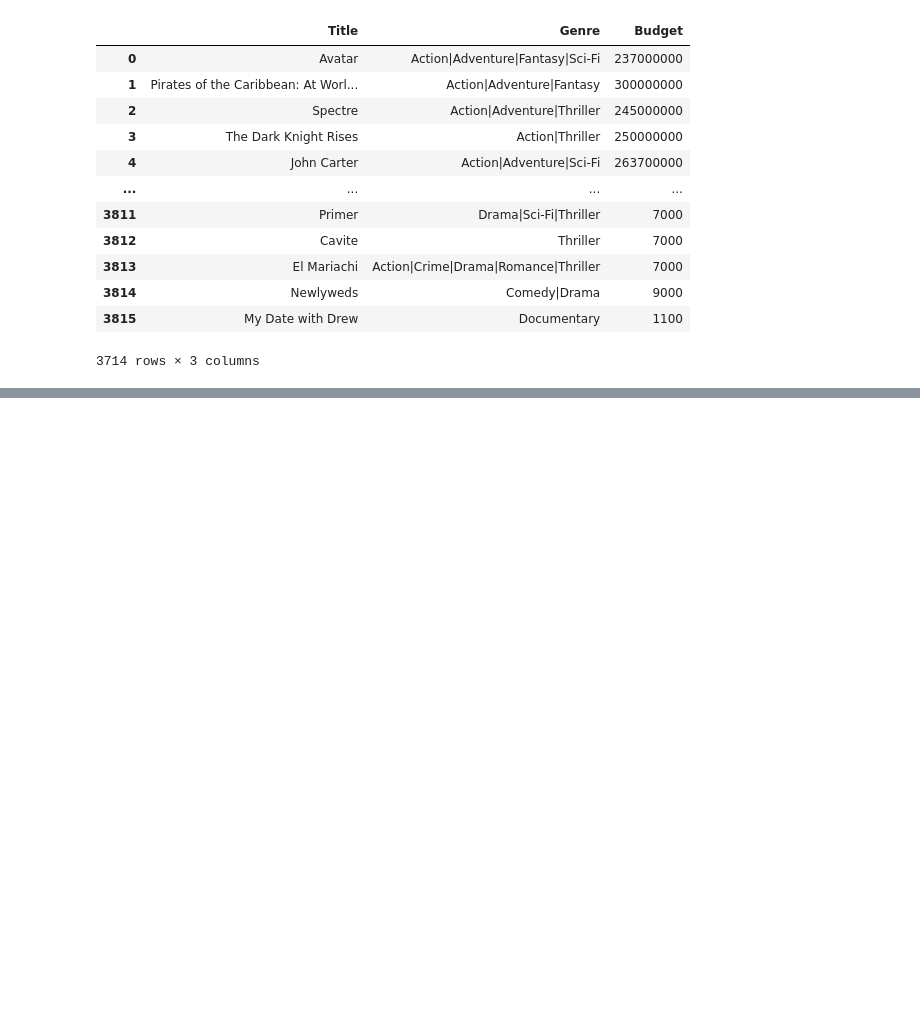
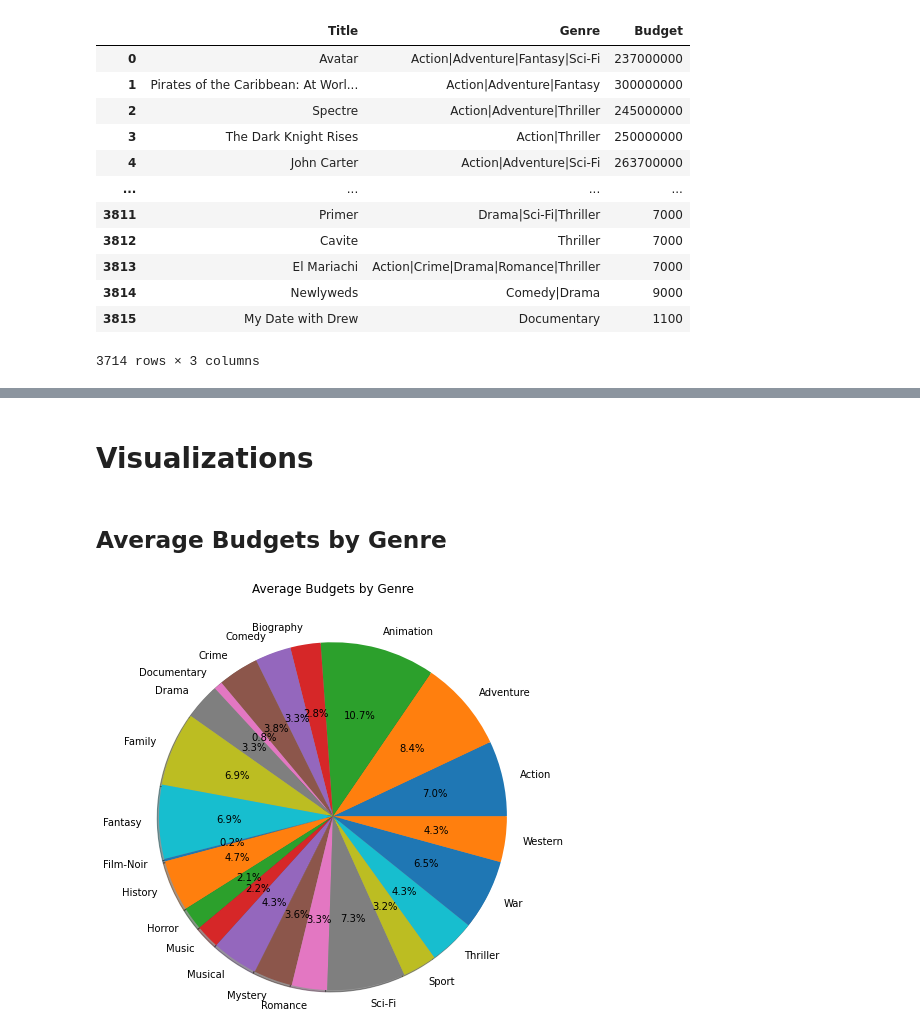
Before and after one commit to radowtay/Project-1, a Jupyter notebook: Highest Budget Genres.ipynb, the cells around one changed output, grey strips where cells are left out. Drawn from its saved outputs; the diff is of its cells as text; code cells hidden in the pictures; blank space fills up the shorter version.

```diff
--- a/Highest Budget Genres.ipynb
+++ b/Highest Budget Genres.ipynb
@@ -132,0 +92,5 @@ dupsearch_df.sort_values(by='Budget').tail(20)
+# %%
+genre_df= dupsearch_df
+genre_df['Genre']=genre_df['Genre'].str.split('|')
+genre_df = dupsearch_df.explode('Genre')
+genre_df.head()
@@ -132,0 +132,3 @@ dupsearch_df.sort_values(by='Budget').tail(20)
+# %%
+budget_data_df=genre_df.groupby("Genre").mean()
+budget_data_df['Budget'] = budget_data_df['Budget'].astype(int)
@@ -132,0 +156,13 @@ dupsearch_df.sort_values(by='Budget').tail(20)
+# %% [markdown]
+# Visualizations
+# %% [markdown]
+## Average Budgets by Genre
+# %%
+genres=budget_data_df.index
+budget=budget_data_df.values
+plt.title("Average Budgets by Genre", y=1.5)
+plt.pie(budget, labels=genres, autopct='%1.1f%%', shadow=True, radius=2)
+
+plt.show()
+# %% [output]
+[figure, added]
```
Also changed, not shown: parts of 19 cells of this notebook, 2 other files.
